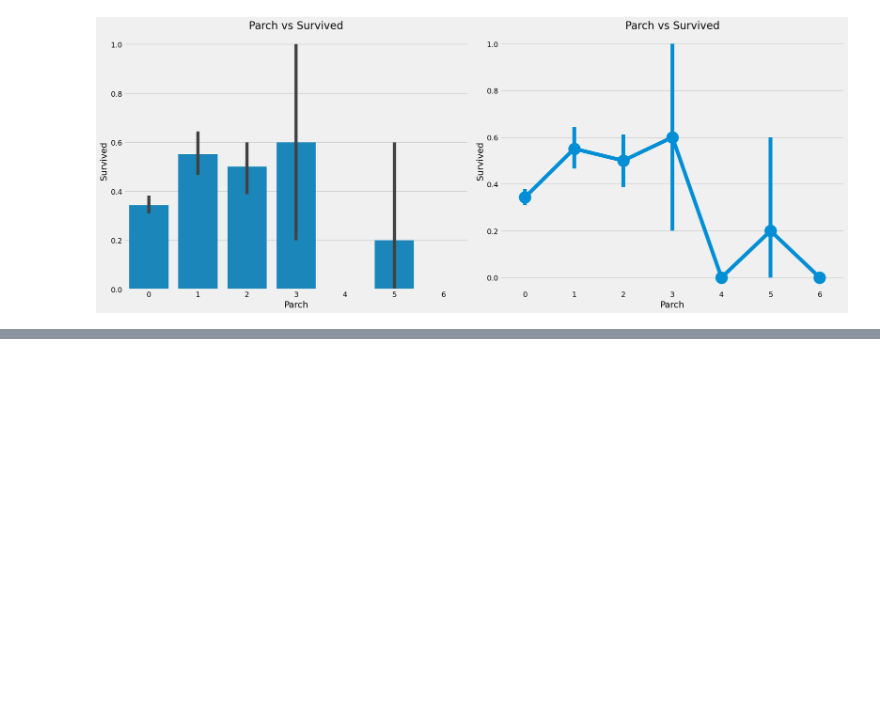
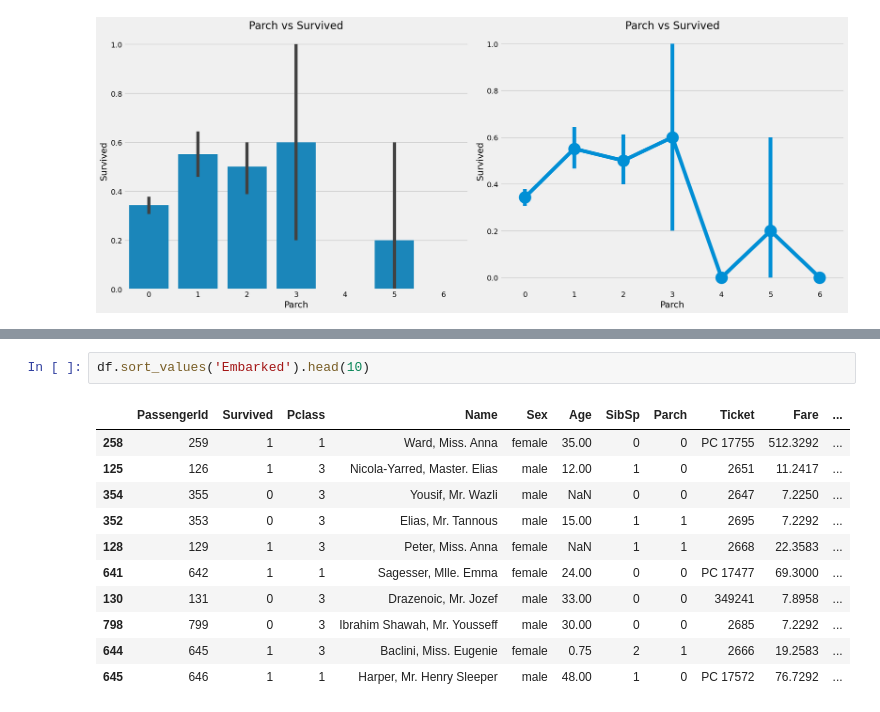
Before and after one commit to AntonUkhabin/Kaggle-Titanic, a Jupyter notebook: EDA.ipynb, the cells around one changed output, grey strips where cells are left out. Cells and saved outputs as stored; diff of their text form; blank space fills up the shorter version.

```diff
--- a/EDA.ipynb
+++ b/EDA.ipynb
@@ -932,0 +943,14 @@ plt.show()
+# %%
+df.sort_values('Embarked').head(10)
+# %% [output]
+|  | PassengerId | Survived | Pclass | Name | Sex | Age | SibSp | Parch | Ticket | Fare | ... |
+| 258 | 259 | 1 | 1 | Ward, Miss. Anna | female | 35.00 | 0 | 0 | PC 17755 | 512.3292 | ... |
+| 125 | 126 | 1 | 3 | Nicola-Yarred, Master. Elias | male | 12.00 | 1 | 0 | 2651 | 11.2417 | ... |
+| 354 | 355 | 0 | 3 | Yousif, Mr. Wazli | male | NaN | 0 | 0 | 2647 | 7.2250 | ... |
+| 352 | 353 | 0 | 3 | Elias, Mr. Tannous | male | 15.00 | 1 | 1 | 2695 | 7.2292 | ... |
+| 128 | 129 | 1 | 3 | Peter, Miss. Anna | female | NaN | 1 | 1 | 2668 | 22.3583 | ... |
+| 641 | 642 | 1 | 1 | Sagesser, Mlle. Emma | female | 24.00 | 0 | 0 | PC 17477 | 69.3000 | ... |
+| 130 | 131 | 0 | 3 | Drazenoic, Mr. Jozef | male | 33.00 | 0 | 0 | 349241 | 7.8958 | ... |
+| 798 | 799 | 0 | 3 | Ibrahim Shawah, Mr. Yousseff | male | 30.00 | 0 | 0 | 2685 | 7.2292 | ... |
+| 644 | 645 | 1 | 3 | Baclini, Miss. Eugenie | female | 0.75 | 2 | 1 | 2666 | 19.2583 | ... |
+| 645 | 646 | 1 | 1 | Harper, Mr. Henry Sleeper | male | 48.00 | 1 | 0 | PC 17572 | 76.7292 | ... |
```
Also changed, not shown: parts of 10 cells of this notebook, 4 other files.
